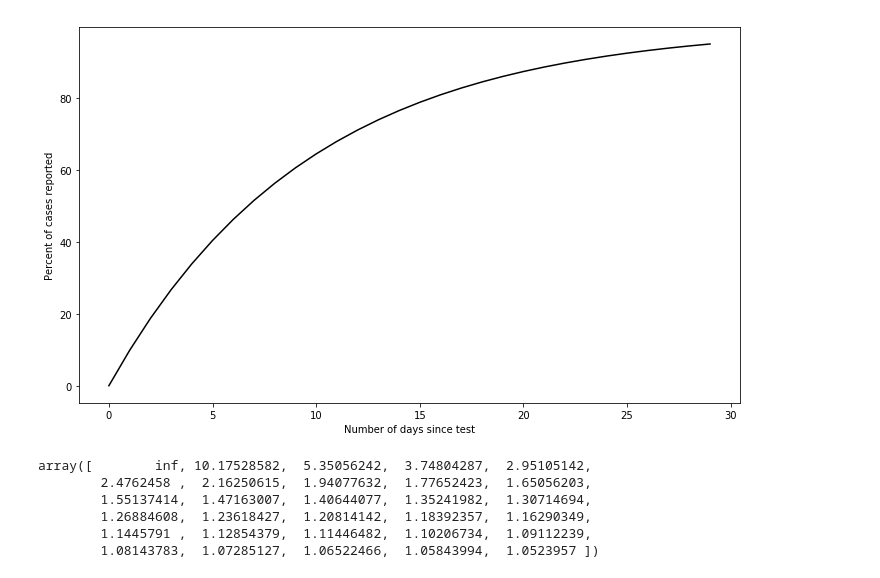
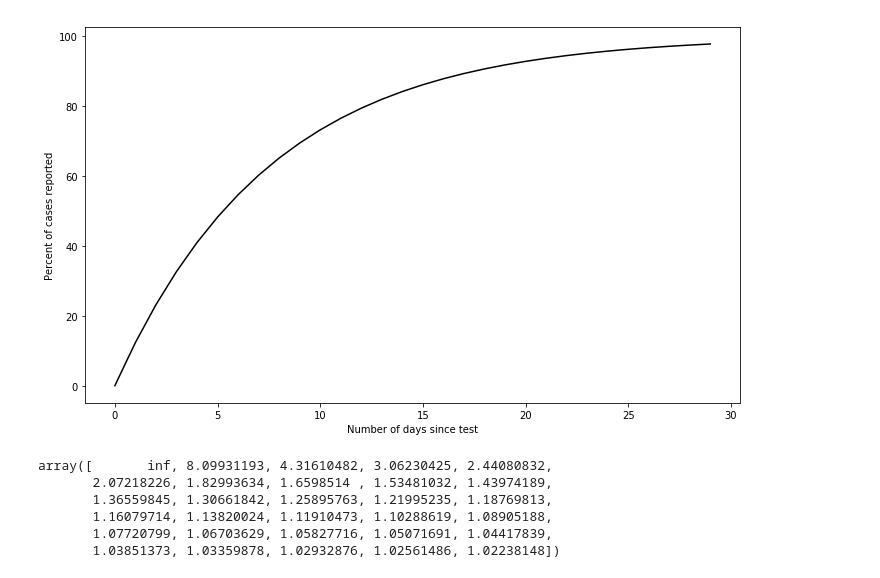
Before and after one commit to ericphamhung/covid-19, a Jupyter notebook: ontario_new.ipynb, the cells around one changed output. Cells and saved outputs as stored; diff of their text form; code cells hidden in the pictures.

```diff
--- a/ontario_new.ipynb
+++ b/ontario_new.ipynb
@@ -94,44 +94,44 @@ rsquare: 0.9119912146250733
 # %%
 # figure 3
 # modeling exponential hazard
 
 x = np.linspace(0,30,30) # days
 
 def complete(r,t): #exponential hazard
     return 1 - np.exp(-r*t)
 
-r = 1/10  # 1/average time of onset to reportin
+r = 1/7.85  # 1/average time of onset to reportin
 
 y = complete(r,x)
 
 def lag_cases(y):
     return 1/y
 
 yy = lag_cases(y)
 
 
 plt.figure(figsize=(10,6))
 plt.plot(y*100, c='k')
 # plt.plot(yy)
 plt.yticks()
 
 plt.xlabel('Number of days since test')
 plt.ylabel('Percent of cases reported')
 plt.tight_layout()
-plt.savefig('./o_figures/figure3.png', dpi=300)
+plt.savefig('./db_figures/figure2.png', dpi=300)
 
 plt.show()
 # %% [output]
-[figure, old version]
+[figure, new version]
 # %%
 yy
 # %% [output]
-array([        inf, 10.17528582,  5.35056242,  3.74804287,  2.95105142,
-        2.4762458 ,  2.16250615,  1.94077632,  1.77652423,  1.65056203,
-        1.55137414,  1.47163007,  1.40644077,  1.35241982,  1.30714694,
-        1.26884608,  1.23618427,  1.20814142,  1.18392357,  1.16290349,
-        1.1445791 ,  1.12854379,  1.11446482,  1.10206734,  1.09112239,
-        1.08143783,  1.07285127,  1.06522466,  1.05843994,  1.0523957 ])
+array([       inf, 8.09931193, 4.31610482, 3.06230425, 2.44080832,
+       2.07218226, 1.82993634, 1.6598514 , 1.53481032, 1.43974189,
+       1.36559845, 1.30661842, 1.25895763, 1.21995235, 1.18769813,
+       1.16079714, 1.13820024, 1.11910473, 1.10288619, 1.08905188,
+       1.07720799, 1.06703629, 1.05827716, 1.05071691, 1.04417839,
+       1.03851373, 1.03359878, 1.02932876, 1.02561486, 1.02238148])
 # %%
 from datetime import datetime, date
 now = datetime.now()
```
Also changed, not shown: parts of 17 cells of this notebook, 30 other files.
